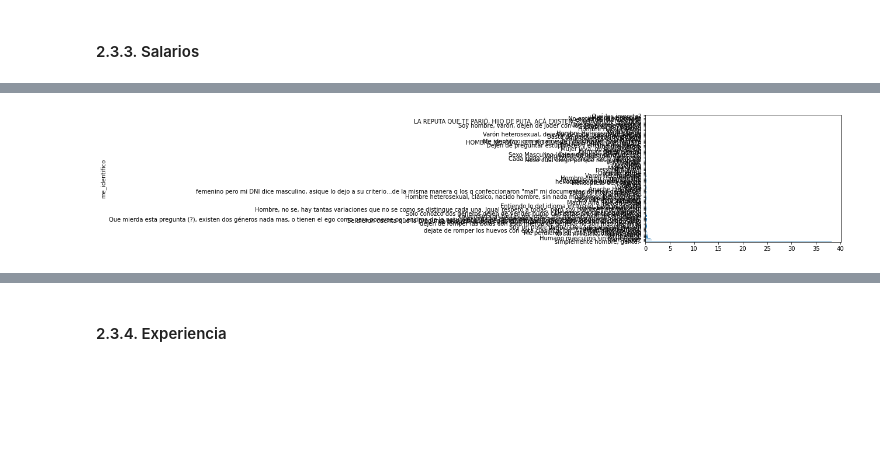
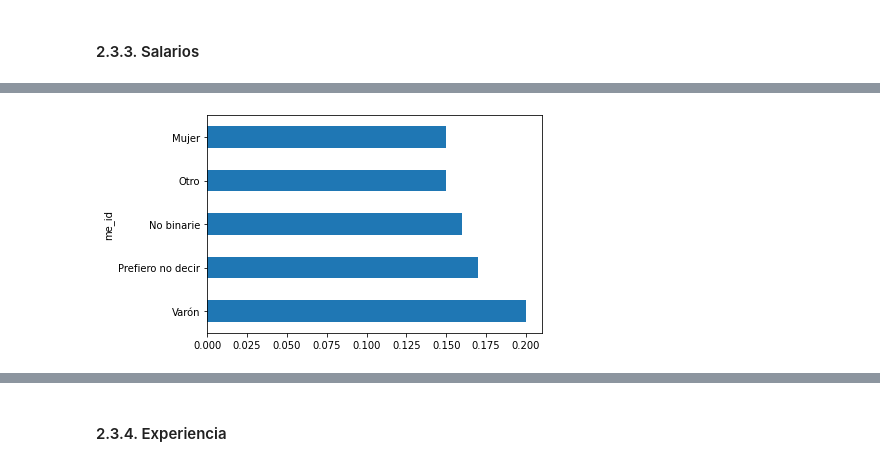
Before and after one commit to SebastianESaavedra/openqube-sueldos, a Jupyter notebook: pipeline/data-analysis.ipynb, the cells around one changed output, grey strips where cells are left out. Saved outputs shown, nothing was run; the diff lists cells and outputs as text; code cells hidden in the pictures; blank space fills up the shorter version.

Commit message:
Upgraded charts, simplified gender info

```diff
--- a/pipeline/data-analysis.ipynb
+++ b/pipeline/data-analysis.ipynb
@@ -811,8 +812,12 @@ charts["specialization_pays_percent"] = to_rechart(df)
 # %% [markdown]
 #### 2.1.5. Demografía
 # %%
+dataframe = normalize_dataframe_column_replace(
+    dataframe, "me_identifico", {"Hombre": "Varón Cis"}
+)
+
 df = dataframe["me_identifico"].value_counts(normalize=True, sort=True)
 
-df[:7].plot(kind="barh")
-charts["demographics_gender_percent"] = to_rechart(df)
+df[:4].plot(kind="barh")
+charts["demographics_gender_percent"] = to_rechart(df, max=4)
 # %% [output]
@@ -1478,7 +1486,7 @@ ax.legend()
 # %% [markdown]
 #### 2.3.2. Preparación
 # %%
-df = dataframe.query('me_identifico == "Varón Cis"')
+df = dataframe.query('me_id == "Varón"')
 df = df.groupby(["nivel_de_estudios_alcanzado", "estado"])[
     "nivel_de_estudios_alcanzado"
 ].count().unstack("estado").fillna(0).sort_values(
@@ -1489,7 +1497,7 @@ df = df.groupby(["nivel_de_estudios_alcanzado", "estado"])[
 df.plot(kind="barh", stacked=True, logx=False)
 charts["education_hombre_stacked"] = to_rechart(df)
 
-df = dataframe.query('me_identifico == "Mujer Cis"')
+df = dataframe.query('me_id == "Mujer"')
 df = df.groupby(["nivel_de_estudios_alcanzado", "estado"])[
     "nivel_de_estudios_alcanzado"
 ].count().unstack("estado").fillna(0).sort_values(
@@ -1500,11 +1508,7 @@ df = df.groupby(["nivel_de_estudios_alcanzado", "estado"])[
 df.plot(kind="barh", stacked=True, logx=False)
 charts["education_mujer_stacked"] = to_rechart(df)
 
-# df = dataframe.query('me_identifico == "Otros"')
-df = dataframe[
-    (dataframe["me_identifico"] != "Mujer Cis")
-    & (dataframe["me_identifico"] != "Varón Cis")
-]
+df = dataframe.query('me_id == "Otro"')
 df = df.groupby(["nivel_de_estudios_alcanzado", "estado"])[
     "nivel_de_estudios_alcanzado"
 ].count().unstack("estado").fillna(0).sort_values(
@@ -1554,17 +1556,17 @@ display([rol for rol in top_salary_roles if rol not in top_salary_roles_mujer])
 [interactive output not drawn]
 # %%
 df = (
-    dataframe.groupby(["me_identifico"])
+    dataframe.groupby(["me_id"])
     .median()
     .unstack()["de_que_fue_el_ajuste_total"]
     .sort_values(ascending=False)
     / 100
 )
 
 df.plot(kind="barh")
 charts["gender_salary_adjustment"] = to_rechart(df)
 # %% [output]
-[figure, old version]
+[figure, new version]
 [interactive output not drawn]
 # %% [markdown]
 #### 2.3.4. Experiencia
```
Also changed, not shown: parts of 69 cells of this notebook.
